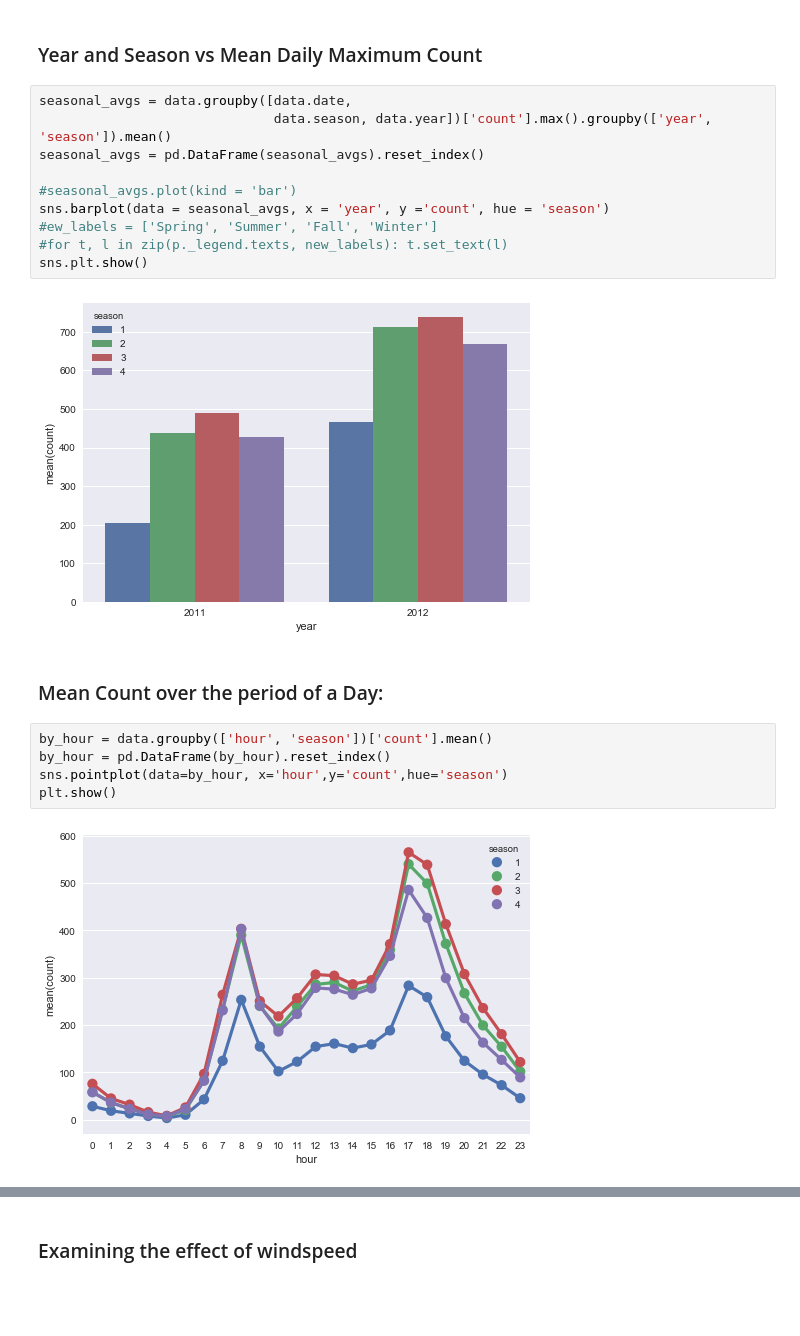
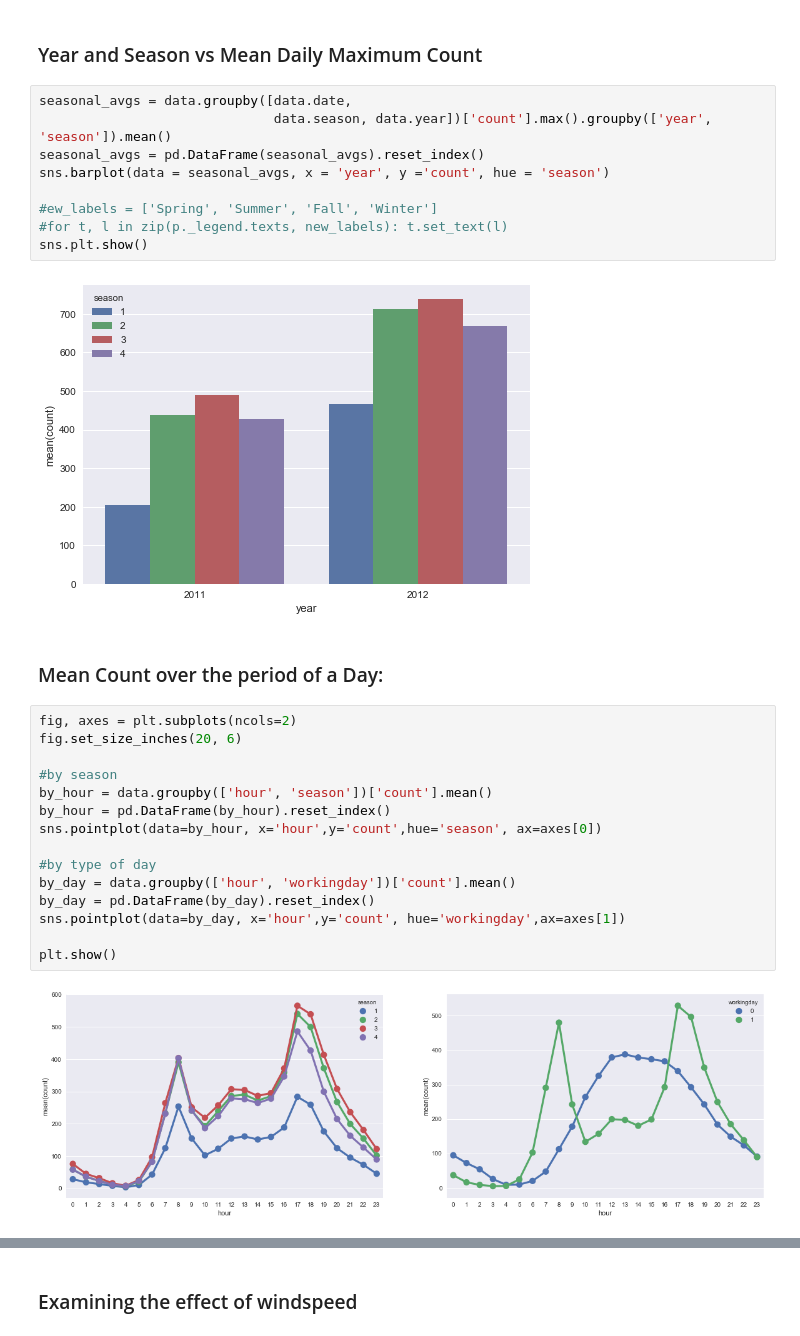
Before and after one commit to dkimpara/BikeShareKaggle, a Jupyter notebook: EDA and MLR.ipynb, the cells around one changed output, grey strips where cells are left out. Saved outputs shown, nothing was run; the diff lists cells and outputs as text; blank space fills up the shorter version.

```diff
--- a/EDA and MLR.ipynb
+++ b/EDA and MLR.ipynb
@@ -151,9 +156,8 @@ plt.show()
 seasonal_avgs = data.groupby([data.date,
                               data.season, data.year])['count'].max().groupby(['year', 'season']).mean()
 seasonal_avgs = pd.DataFrame(seasonal_avgs).reset_index()
+sns.barplot(data = seasonal_avgs, x = 'year', y ='count', hue = 'season')
 
-#seasonal_avgs.plot(kind = 'bar')
-sns.barplot(data = seasonal_avgs, x = 'year', y ='count', hue = 'season')
 #ew_labels = ['Spring', 'Summer', 'Fall', 'Winter']
 #for t, l in zip(p._legend.texts, new_labels): t.set_text(l)
 sns.plt.show()
@@ -162,9 +166,19 @@ sns.plt.show()
 # %% [markdown]
 ### Mean Count over the period of a Day:
 # %%
+fig, axes = plt.subplots(ncols=2)
+fig.set_size_inches(20, 6)
+
+#by season
 by_hour = data.groupby(['hour', 'season'])['count'].mean()
 by_hour = pd.DataFrame(by_hour).reset_index()
-sns.pointplot(data=by_hour, x='hour',y='count',hue='season')
+sns.pointplot(data=by_hour, x='hour',y='count',hue='season', ax=axes[0])
+
+#by type of day
+by_day = data.groupby(['hour', 'workingday'])['count'].mean()
+by_day = pd.DataFrame(by_day).reset_index()
+sns.pointplot(data=by_day, x='hour',y='count', hue='workingday',ax=axes[1])
+
 plt.show()
 # %% [output]
-[figure, old version]
+[figure, new version]
```
Also changed, not shown: parts of 30 cells of this notebook.
